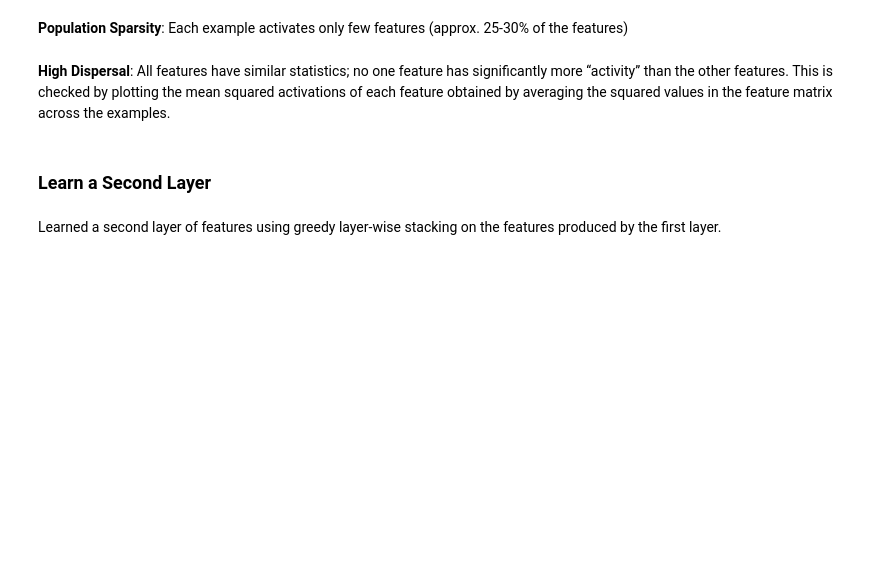
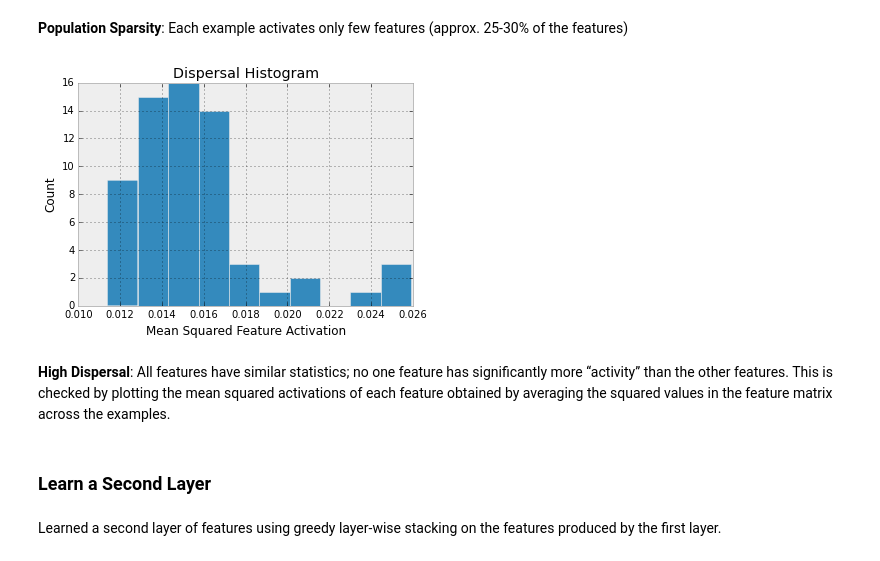
Before and after one commit to jmetzen/jmetzen.github.com, a Jupyter notebook: content/notebooks/sparse_filtering.ipynb, the cells around one changed output. Drawn from its saved outputs; the diff is of its cells as text; code cells hidden in the pictures; blank space fills up the shorter version.

```diff
--- a/content/notebooks/sparse_filtering.ipynb
+++ b/content/notebooks/sparse_filtering.ipynb
@@ -119,10 +149,12 @@ _ = plt.title("Population Sparsity Histogram")
 # %% [markdown]
 **Population Sparsity**: Each example activates only few features (approx. 25-30% of the features)
 # %%
-plt.hist((features**2).mean(1))
+plt.hist((features**2).mean(0))
 plt.xlabel("Mean Squared Feature Activation")
 plt.ylabel("Count")
 _ = plt.title("Dispersal Histogram")
+# %% [output]
+[figure, added]
 # %% [markdown]
 **High Dispersal**: All features have similar statistics; no one feature has significantly more “activity” than the other features. This is checked by plotting the mean squared activations of each feature obtained by averaging
 the squared values in the feature matrix across the examples.
```
Also changed, not shown: parts of 15 cells of this notebook.
